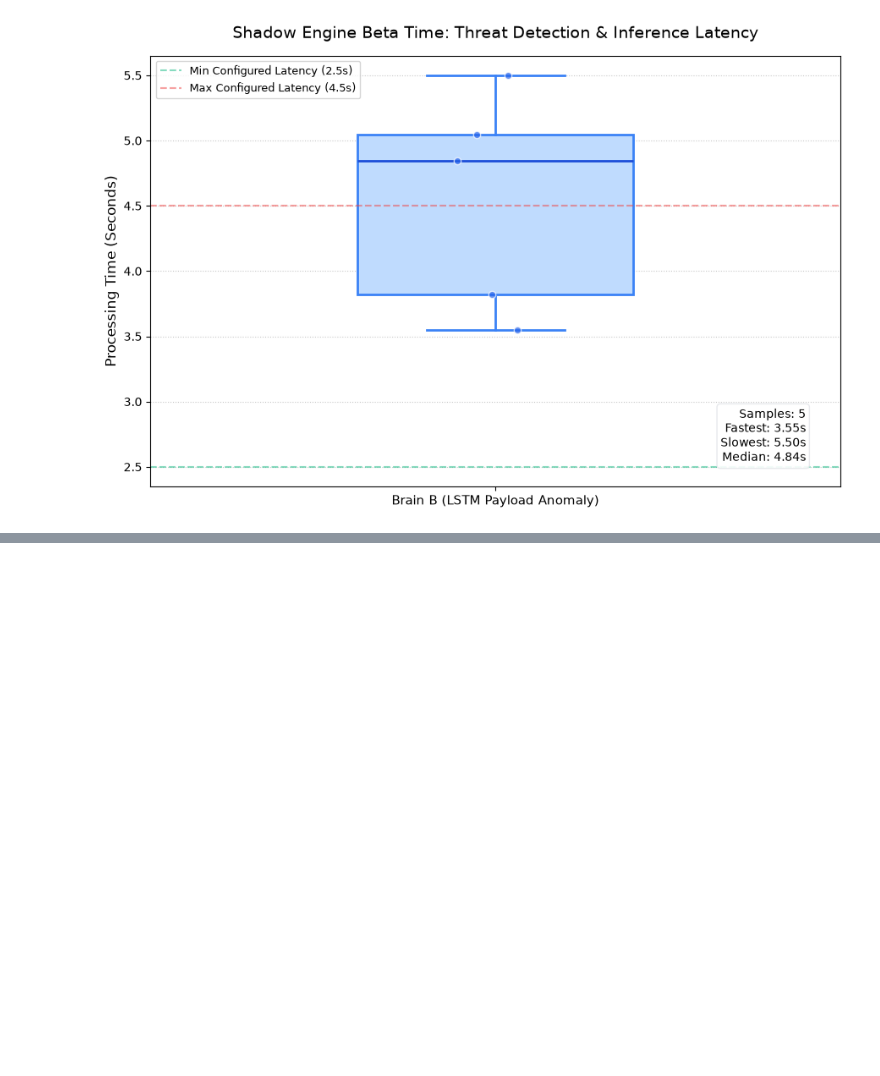
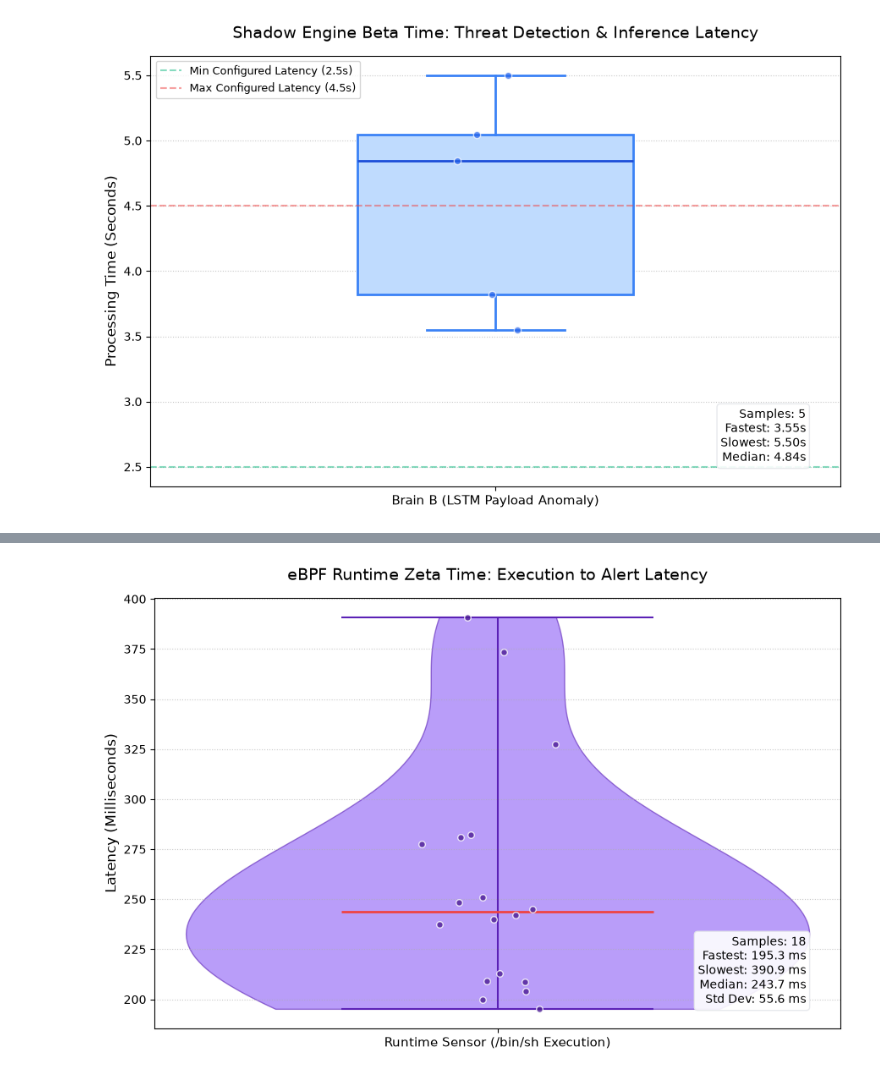
Before and after one commit to drnull03/AuraNet, a Jupyter notebook: System_CharacterizationAndInsights/insights.ipynb, the cells around one changed output, grey strips where cells are left out. Cells and saved outputs as stored; diff of their text form; code cells hidden in the pictures; blank space fills up the shorter version.

Commit message:
finilizing the plots

```diff
--- a/System_CharacterizationAndInsights/insights.ipynb
+++ b/System_CharacterizationAndInsights/insights.ipynb
@@ -868,0 +887,52 @@ zeta_data = await measure_runtime_zeta_time(ITERATIONS)
+# %%
+def plot_zeta_time(data):
+    if not data:
+        print("No data collected.")
+        return
+
+    plt.figure(figsize=(9, 6))
+
+    # Create the Violin Plot to show data distribution/density
+    parts = plt.violinplot(data, showmeans=False, showmedians=True, showextrema=True)
+
+    # Styling the violin plot
+    for pc in parts['bodies']:
+        pc.set_facecolor('#8b5cf6')
+        pc.set_edgecolor('#5b21b6')
+        pc.set_alpha(0.6)
+
+    parts['cmedians'].set_color('#ef4444')
+    parts['cmedians'].set_linewidth(2)
+    parts['cmins'].set_color('#5b21b6')
+    parts['cmaxes'].set_color('#5b21b6')
+    parts['cbars'].set_color('#5b21b6')
+
+    # Add a scatter overlay (jitter) to show individual test points
+    x_jitter = np.random.normal(1, 0.03, size=len(data))
+    plt.scatter(x_jitter, data, alpha=0.8, color='#4c1d95', edgecolor='white', zorder=3, s=30)
+
+    plt.title('eBPF Runtime Zeta Time: Execution to Alert Latency', fontsize=14, pad=15)
+    plt.ylabel('Latency (Milliseconds)', fontsize=12)
+
+    # Clean up X-axis
+    plt.xticks([1], ['Runtime Sensor (/bin/sh Execution)'], fontsize=11)
+    plt.grid(True, axis='y', linestyle=':', alpha=0.7)
+
+    # Statistics Box
+    stats_text = (
+        f"Samples: {len(data)}\n"
+        f"Fastest: {np.min(data):.1f} ms\n"
+        f"Slowest: {np.max(data):.1f} ms\n"
+        f"Median: {np.median(data):.1f} ms\n"
+        f"Std Dev: {np.std(data):.1f} ms"
+    )
+    plt.text(0.95, 0.05, stats_text, transform=plt.gca().transAxes, fontsize=10,
+             verticalalignment='bottom', horizontalalignment='right',
+             bbox=dict(boxstyle='round', facecolor='white', edgecolor='#e5e7eb', alpha=0.9))
+
+    plt.tight_layout()
+    plt.show()
+
+plot_zeta_time(zeta_data)
+# %% [output]
+[figure, added]
```
Also changed, not shown: parts of 4 cells of this notebook.
